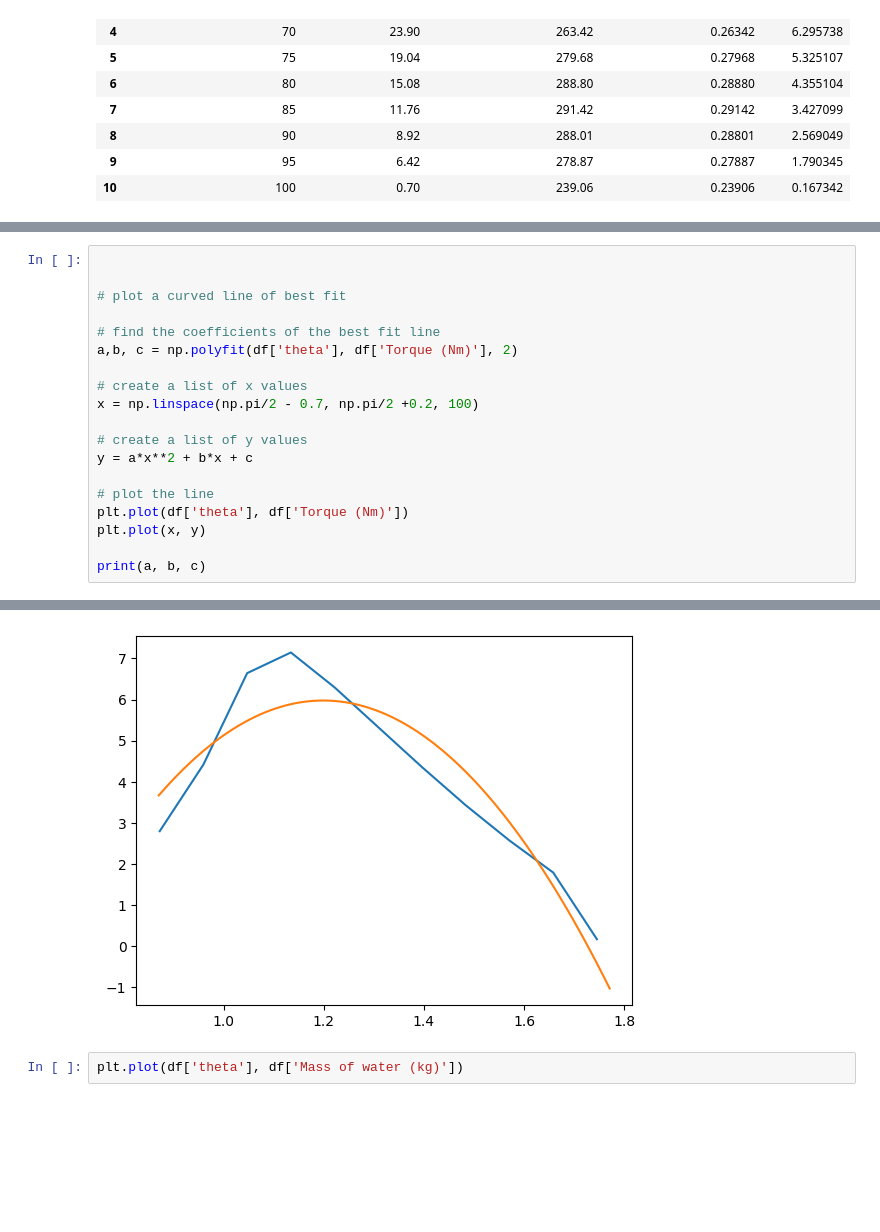
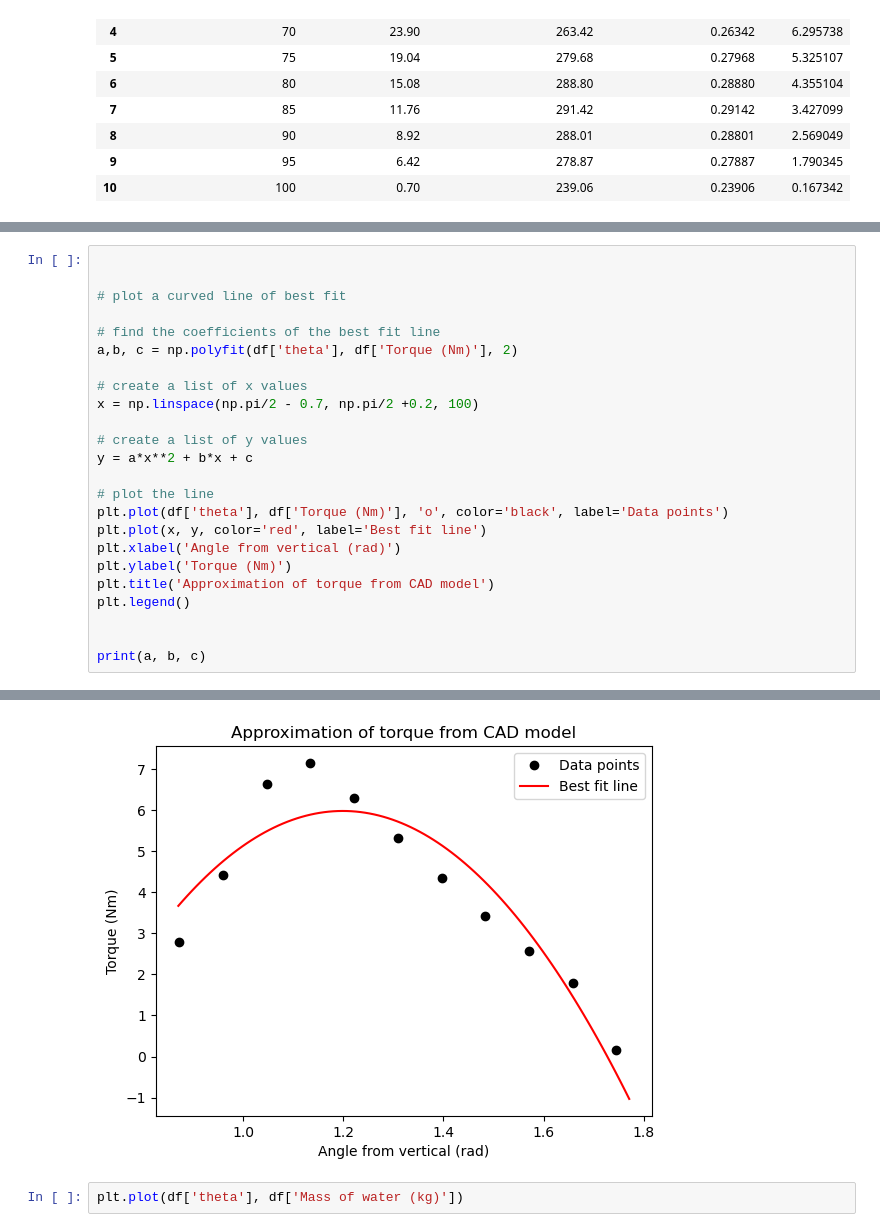
Before and after one commit to pilipb/DP4-code, a Jupyter notebook: water_mass.ipynb, the cells around one changed output, grey strips where cells are left out. Drawn from its saved outputs; the diff is of its cells as text; blank space fills up the shorter version.

Commit message:
diagrams and small edits

```diff
--- a/water_mass.ipynb
+++ b/water_mass.ipynb
@@ -65,8 +65,13 @@ x = np.linspace(np.pi/2 - 0.7, np.pi/2 +0.2, 100)
 y = a*x**2 + b*x + c
 
 # plot the line
-plt.plot(df['theta'], df['Torque (Nm)'])
-plt.plot(x, y)
+plt.plot(df['theta'], df['Torque (Nm)'], 'o', color='black', label='Data points')
+plt.plot(x, y, color='red', label='Best fit line')
+plt.xlabel('Angle from vertical (rad)')
+plt.ylabel('Torque (Nm)')
+plt.title('Approximation of torque from CAD model')
+plt.legend()
+
 
 print(a, b, c)
 # %% [output]
@@ -74,4 +79,4 @@ print(a, b, c)
-[figure, old version]
+[figure, new version]
 # %%
 plt.plot(df['theta'], df['Mass of water (kg)'])
 # %% [output]
```
Also changed, not shown: parts of 1 cell of this notebook, 12 other files.
